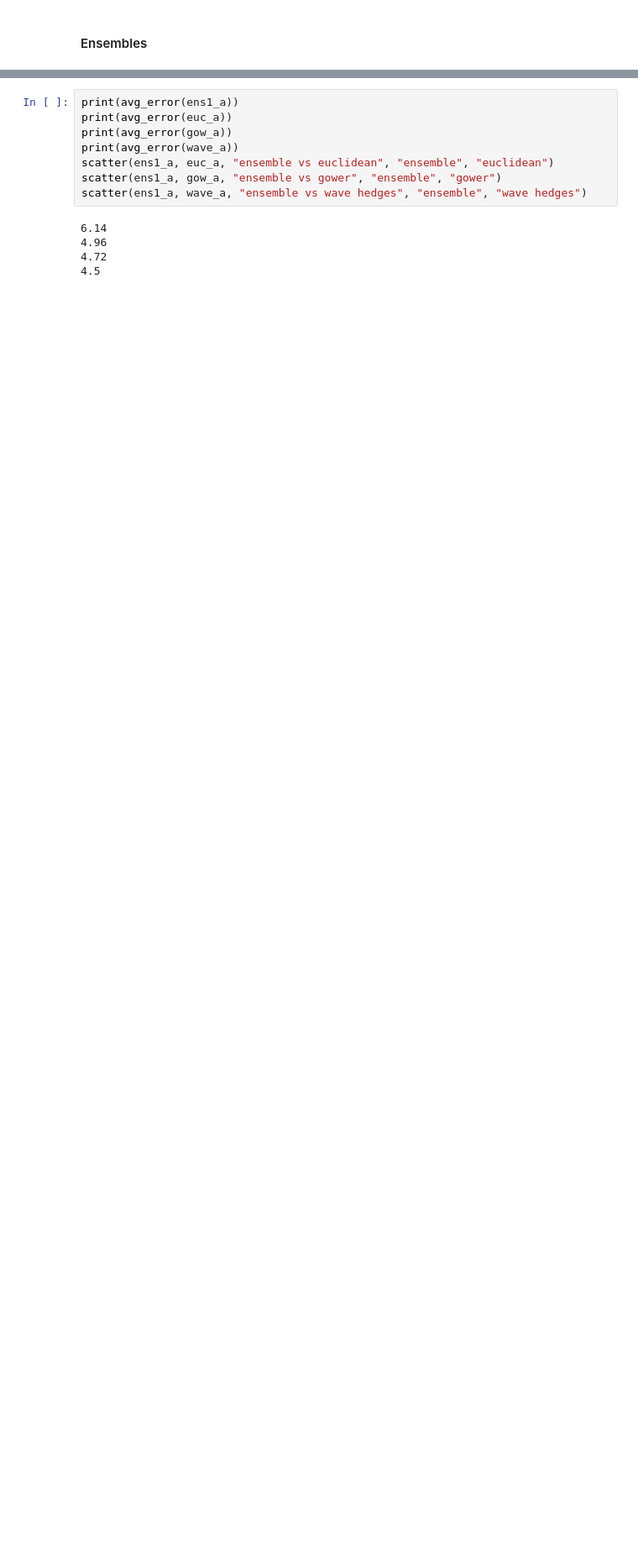
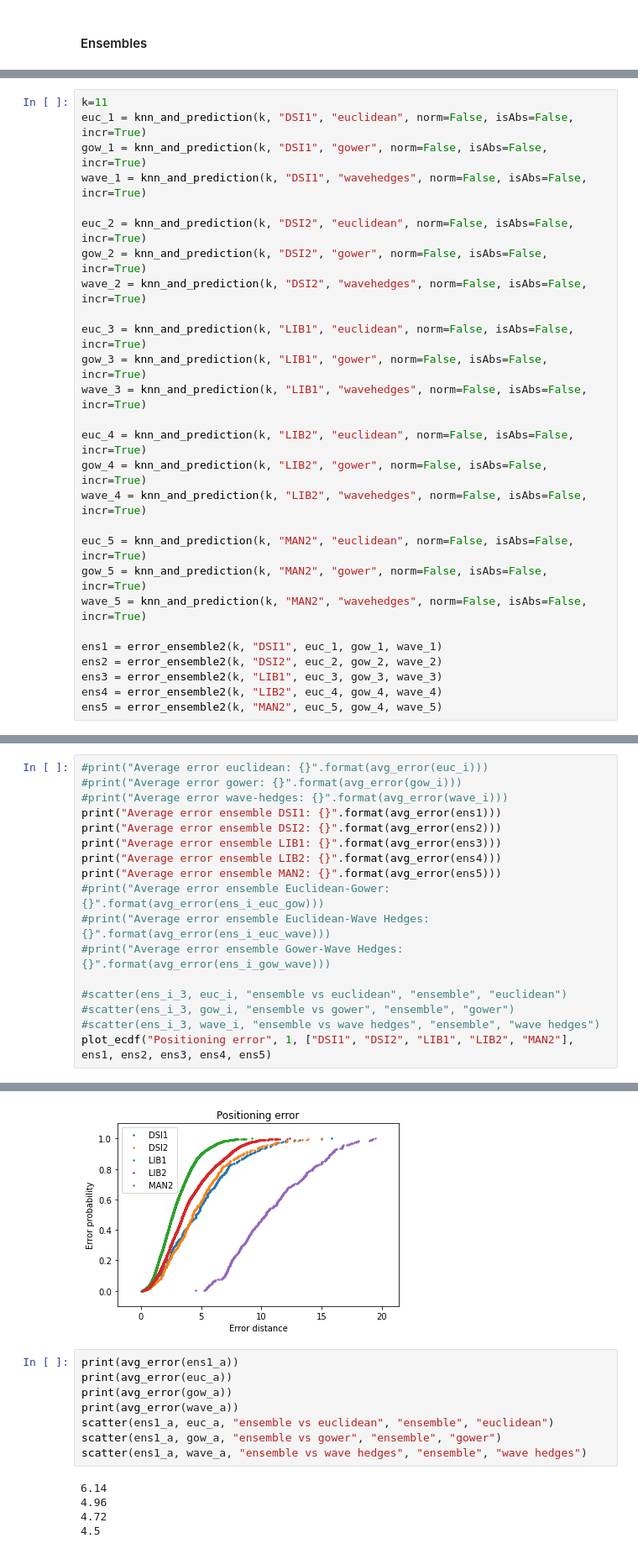
Before and after one commit to vicencpio/tfm, a Jupyter notebook: knn.ipynb, the cells around one changed output, grey strips where cells are left out. Shown: that part at 84% size. Saved outputs shown, nothing was run; the diff lists cells and outputs as text; blank space fills up the shorter version.

```diff
--- a/knn.ipynb
+++ b/knn.ipynb
@@ -544,0 +491,27 @@ plot_ecdf("Comparativa", 1, ["ensemble", "euclidean", "soergel", "wave-hedges"],
+# %%
+k=11
+euc_1 = knn_and_prediction(k, "DSI1", "euclidean", norm=False, isAbs=False, incr=True)
+gow_1 = knn_and_prediction(k, "DSI1", "gower", norm=False, isAbs=False, incr=True)
+wave_1 = knn_and_prediction(k, "DSI1", "wavehedges", norm=False, isAbs=False, incr=True)
+
+euc_2 = knn_and_prediction(k, "DSI2", "euclidean", norm=False, isAbs=False, incr=True)
+gow_2 = knn_and_prediction(k, "DSI2", "gower", norm=False, isAbs=False, incr=True)
+wave_2 = knn_and_prediction(k, "DSI2", "wavehedges", norm=False, isAbs=False, incr=True)
+
+euc_3 = knn_and_prediction(k, "LIB1", "euclidean", norm=False, isAbs=False, incr=True)
+gow_3 = knn_and_prediction(k, "LIB1", "gower", norm=False, isAbs=False, incr=True)
+wave_3 = knn_and_prediction(k, "LIB1", "wavehedges", norm=False, isAbs=False, incr=True)
+
+euc_4 = knn_and_prediction(k, "LIB2", "euclidean", norm=False, isAbs=False, incr=True)
+gow_4 = knn_and_prediction(k, "LIB2", "gower", norm=False, isAbs=False, incr=True)
+wave_4 = knn_and_prediction(k, "LIB2", "wavehedges", norm=False, isAbs=False, incr=True)
+
+euc_5 = knn_and_prediction(k, "MAN2", "euclidean", norm=False, isAbs=False, incr=True)
+gow_5 = knn_and_prediction(k, "MAN2", "gower", norm=False, isAbs=False, incr=True)
+wave_5 = knn_and_prediction(k, "MAN2", "wavehedges", norm=False, isAbs=False, incr=True)
+
+ens1 = error_ensemble2(k, "DSI1", euc_1, gow_1, wave_1)
+ens2 = error_ensemble2(k, "DSI2", euc_2, gow_2, wave_2)
+ens3 = error_ensemble2(k, "LIB1", euc_3, gow_3, wave_3)
+ens4 = error_ensemble2(k, "LIB2", euc_4, gow_4, wave_4)
+ens5 = error_ensemble2(k, "MAN2", euc_5, gow_4, wave_5)
@@ -544,0 +527,18 @@ plot_ecdf("Comparativa", 1, ["ensemble", "euclidean", "soergel", "wave-hedges"],
+# %%
+#print("Average error euclidean: {}".format(avg_error(euc_i)))
+#print("Average error gower: {}".format(avg_error(gow_i)))
+#print("Average error wave-hedges: {}".format(avg_error(wave_i)))
+print("Average error ensemble DSI1: {}".format(avg_error(ens1)))
+print("Average error ensemble DSI2: {}".format(avg_error(ens2)))
+print("Average error ensemble LIB1: {}".format(avg_error(ens3)))
+print("Average error ensemble LIB2: {}".format(avg_error(ens4)))
+print("Average error ensemble MAN2: {}".format(avg_error(ens5)))
+#print("Average error ensemble Euclidean-Gower: {}".format(avg_error(ens_i_euc_gow)))
+#print("Average error ensemble Euclidean-Wave Hedges: {}".format(avg_error(ens_i_euc_wave)))
+#print("Average error ensemble Gower-Wave Hedges: {}".format(avg_error(ens_i_gow_wave)))
+
+#scatter(ens_i_3, euc_i, "ensemble vs euclidean", "ensemble", "euclidean")
+#scatter(ens_i_3, gow_i, "ensemble vs gower", "ensemble", "gower")
+#scatter(ens_i_3, wave_i, "ensemble vs wave hedges", "ensemble", "wave hedges")
+plot_ecdf("Positioning error", 1, ["DSI1", "DSI2", "LIB1", "LIB2", "MAN2"], ens1, ens2, ens3, ens4, ens5)
+# %% [output]
@@ -545,3 +550,4 @@ plot_ecdf("Comparativa", 1, ["ensemble", "euclidean", "soergel", "wave-hedges"],
+[figure, added]
 # %%
 print(avg_error(ens1_a))
 print(avg_error(euc_a))
```
Also changed, not shown: parts of 15 cells of this notebook, 4 other files.
